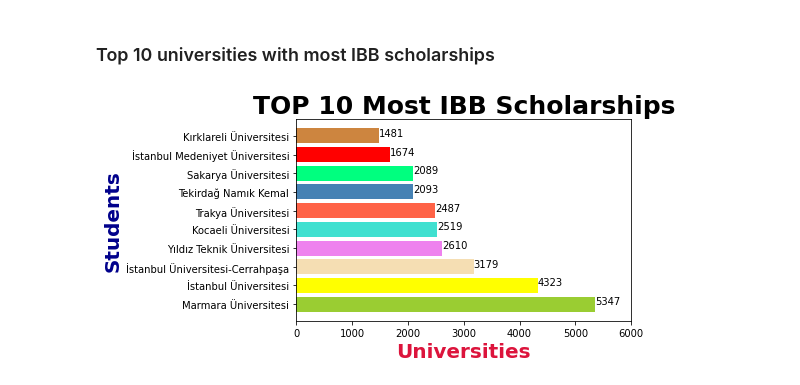
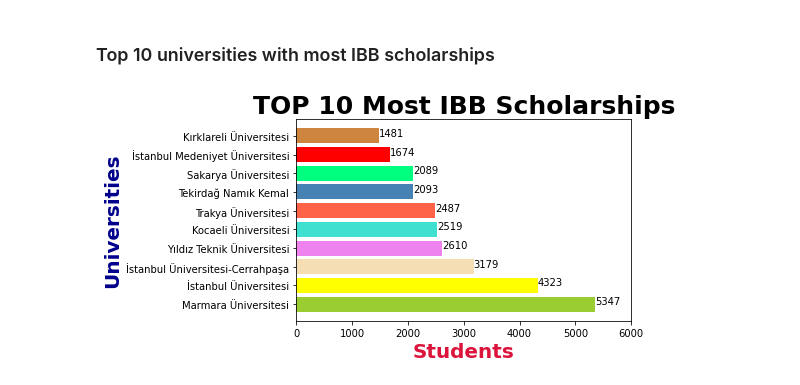
Before and after one commit to atalaydenknalbant/IBB_Education_Aid, a Jupyter notebook: IBB_Education_Aid.ipynb, the cells around one changed output. Cells and saved outputs as stored; diff of their text form; code cells hidden in the pictures.

```diff
--- a/IBB_Education_Aid.ipynb
+++ b/IBB_Education_Aid.ipynb
@@ -117,14 +117,14 @@ plt.show()
 # %%
 df3 = df2.nlargest(10, ['NUMBER_OF_STUDENTS'])
 y_pos = np.arange(len(df3))
 plt.barh(list(df3.index), df3['NUMBER_OF_STUDENTS'].to_numpy(), color = color_list)
 plt.xticks(np.arange(0, 7000, 1000))
-plt.xlabel('Universities', fontweight='bold', color = 'crimson', fontsize='20')
-plt.ylabel('Students', fontweight='bold', color = 'darkblue', fontsize='20')
+plt.xlabel('Students', fontweight='bold', color = 'crimson', fontsize='20')
+plt.ylabel('Universities', fontweight='bold', color = 'darkblue', fontsize='20')
 plt.title('TOP 10 Most IBB Scholarships', fontweight='bold', color = 'black', fontsize='25')
 for index, value in enumerate(df3['NUMBER_OF_STUDENTS'].to_numpy()):
     plt.text(value, index, str(value))
 plt.subplots_adjust(bottom=0.5, top=1.2)
 plt.show()
 # %% [output]
-[figure, old version]
+[figure, new version]
```
